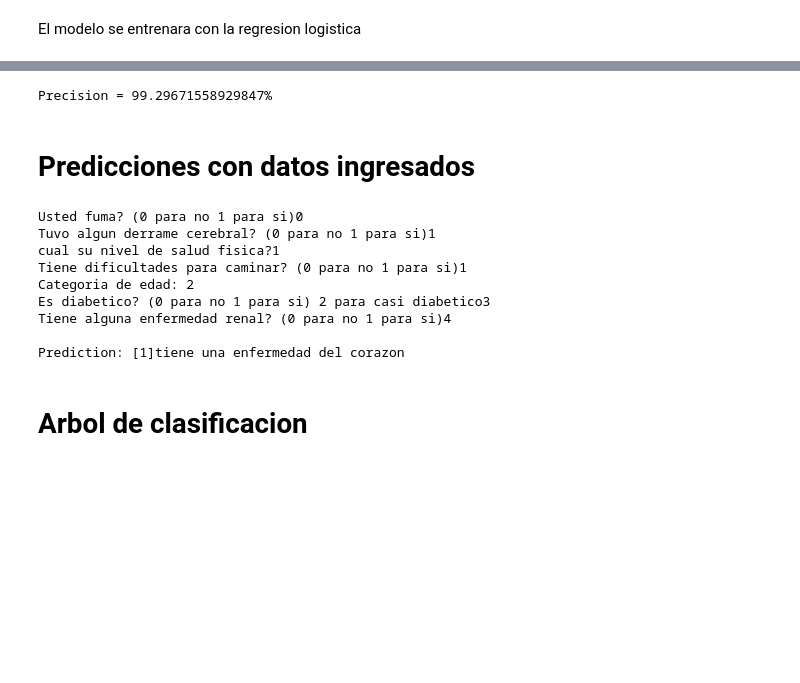
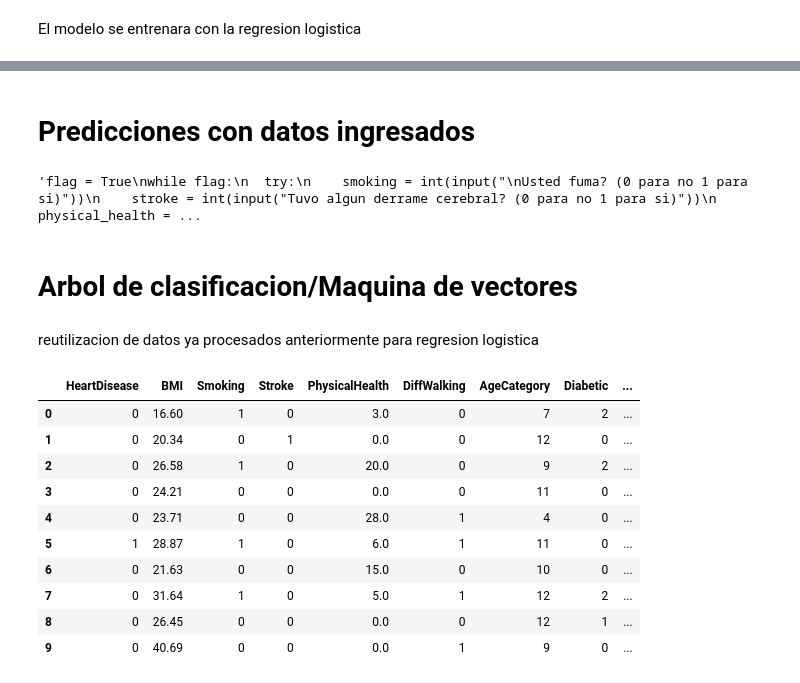
Before and after one commit to JMQuinones/DS-ML, a Jupyter notebook: notebook/practica_primer_parcial.ipynb, the cells around one changed output, grey strips where cells are left out. Drawn from its saved outputs; the diff is of its cells as text; code cells hidden in the pictures; blank space fills up the shorter version.

```diff
--- a/notebook/practica_primer_parcial.ipynb
+++ b/notebook/practica_primer_parcial.ipynb
@@ -568,18 +521,25 @@ Tasa negativa real = 51.22126436781609%
-# %%
-precision = TP / (TP+FP)
-print("Precision = "+str(precision*100)+"%")
-# %% [output]
-Precision = 99.29671558929847%
 # %% [markdown]
 # Predicciones con datos ingresados
 # %%
-smoking = input("Usted fuma? (0 para no 1 para si)")
-stroke = input("Tuvo algun derrame cerebral? (0 para no 1 para si)")
-physical_health = input("cual su nivel de salud fisica?")
-diff_walking = input("Tiene dificultades para caminar? (0 para no 1 para si)")
-age_category = input("Categoria de edad: ")
-diabetic = input("Es diabetico? (0 para no 1 para si) 2 para casi diabetico" )
-kidney_disease = input("Tiene alguna enfermedad renal? (0 para no 1 para si)")
+'''flag = True
+while flag:
+  try:
+    smoking = int(input("\nUsted fuma? (0 para no 1 para si)"))
+    stroke = int(input("Tuvo algun derrame cerebral? (0 para no 1 para si)"))
+    physical_health = int(input("cual su nivel de salud fisica? (Entre 0 y 100"))
+    diff_walking = int(input("Tiene dificultades para caminar? (0 para no 1 para si)"))
+
+    age_category = int(input("Categoria de edad: mas de 80(12) 75-79(11) 70-74(10) \n 65-69(9) 60-64(8) 55-59(7)\n 50-54(6) 45-49(5) 40-44(4)\n35-39(3) 30-34(2) 25-29(1) 18-24(0)\n"))
+
+    diabetic = int(input("Es diabetico? (0 para no 1 para si) 2 para casi diabetico" ))
+    kidney_disease = int(input("Tiene alguna enfermedad renal? (0 para no 1 para si)"))
+
+    if(0 <= smoking <= 1 and 0 <= stroke <= 1 and 0 <= physical_health <= 100 and 0 <= diff_walking <= 1 and 0 <= age_category <= 12 and 0 <= diabetic <= 1 and 0 <= kidney_disease <= 1):
+      flag = False
+    else:
+      print("\nValores erroneos, intente de nuevo.")
+  except:
+    print("\nSolo se admiten numeros")
 
 frame = {'Smoking': smoking,
             'Stroke': stroke,
@@ -594,16 +554,24 @@ prediction = logistic.predict(features)
 if prediction == 0:
   print("\nPrediction: {}".format(prediction) + " No tiene una enfermedad del corazon")
 else:
-  print("\nPrediction: {}".format(prediction) + " Tiene una enfermedad del corazon")
+  print("\nPrediction: {}".format(prediction) + " Tiene una enfermedad del corazon")'''
 # %% [output]
-Usted fuma? (0 para no 1 para si)0
-Tuvo algun derrame cerebral? (0 para no 1 para si)1
-cual su nivel de salud fisica?1
-Tiene dificultades para caminar? (0 para no 1 para si)1
-Categoria de edad: 2
-Es diabetico? (0 para no 1 para si) 2 para casi diabetico3
-Tiene alguna enfermedad renal? (0 para no 1 para si)4
-
-Prediction: [1]tiene una enfermedad del corazon
+'flag = True\nwhile flag:\n  try:\n    smoking = int(input("\nUsted fuma? (0 para no 1 para si)"))\n    stroke = int(input("Tuvo algun derrame cerebral? (0 para no 1 para si)"))\n    physical_health = ...
 # %% [markdown]
-# Arbol de clasificacion
+# Arbol de clasificacion/Maquina de vectores
+# %% [markdown]
+reutilizacion de datos ya procesados anteriormente para regresion logistica
+# %%
+data.head(10)
+# %% [output]
+|  | HeartDisease | BMI | Smoking | Stroke | PhysicalHealth | DiffWalking | AgeCategory | Diabetic | ... |
+| 0 | 0 | 16.60 | 1 | 0 | 3.0 | 0 | 7 | 2 | ... |
+| 1 | 0 | 20.34 | 0 | 1 | 0.0 | 0 | 12 | 0 | ... |
+| 2 | 0 | 26.58 | 1 | 0 | 20.0 | 0 | 9 | 2 | ... |
+| 3 | 0 | 24.21 | 0 | 0 | 0.0 | 0 | 11 | 0 | ... |
+| 4 | 0 | 23.71 | 0 | 0 | 28.0 | 1 | 4 | 0 | ... |
+| 5 | 1 | 28.87 | 1 | 0 | 6.0 | 1 | 11 | 0 | ... |
+| 6 | 0 | 21.63 | 0 | 0 | 15.0 | 0 | 10 | 0 | ... |
+| 7 | 0 | 31.64 | 1 | 0 | 5.0 | 1 | 12 | 2 | ... |
+| 8 | 0 | 26.45 | 0 | 0 | 0.0 | 0 | 12 | 1 | ... |
+| 9 | 0 | 40.69 | 0 | 0 | 0.0 | 1 | 9 | 0 | ... |
```
Also changed, not shown: parts of 52 cells of this notebook.
